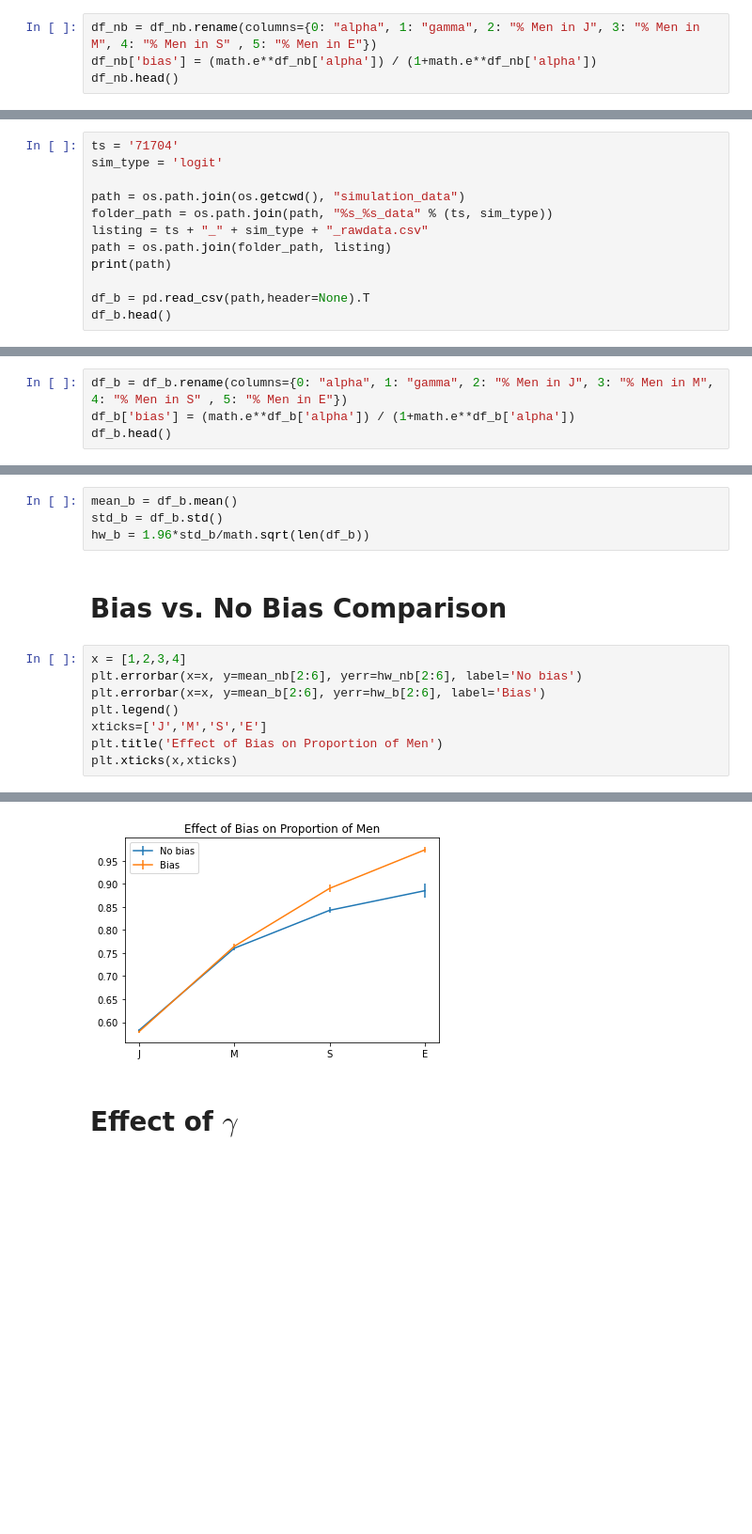
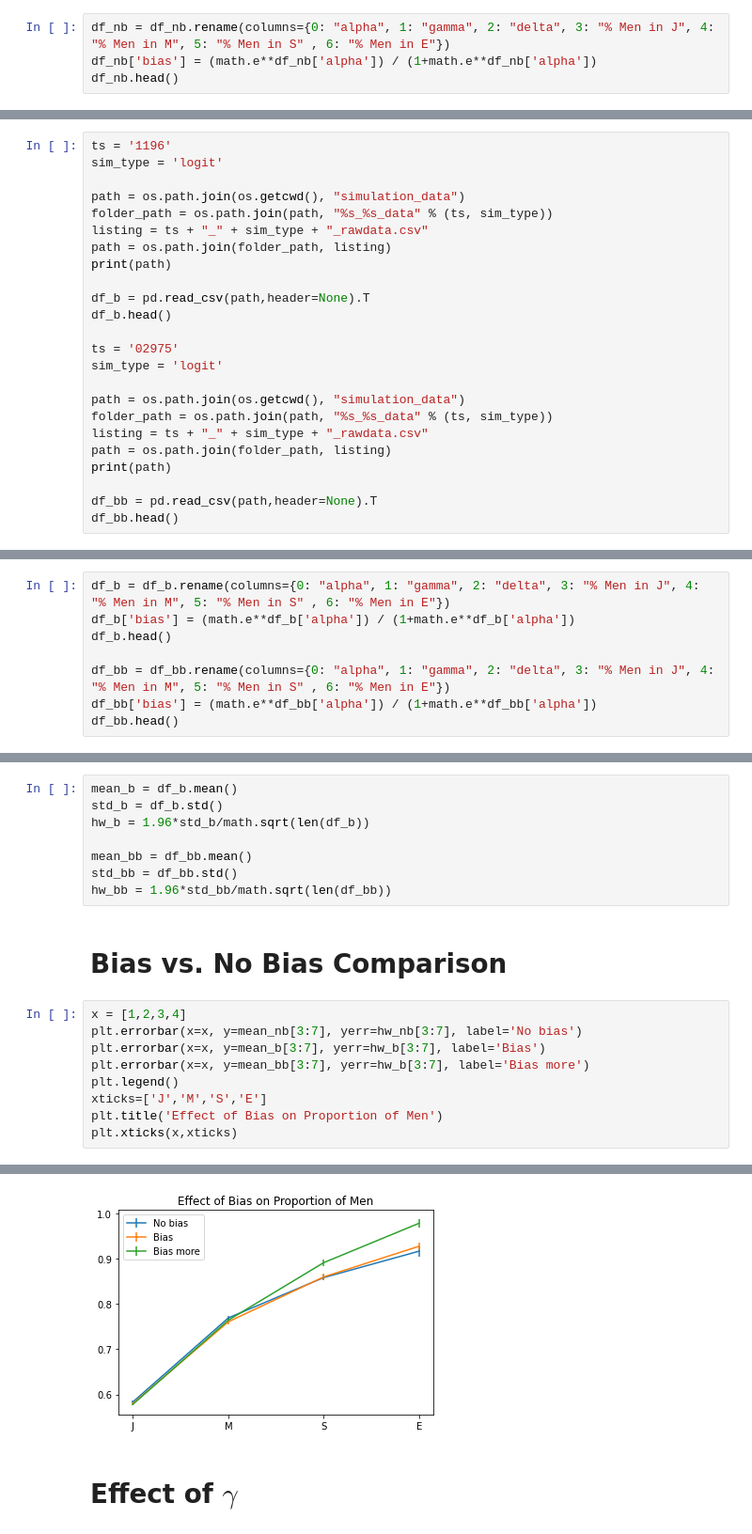
Before and after one commit to bmosh/4580_final_project, a Jupyter notebook: Linear_Regression.ipynb, the cells around one changed output, grey strips where cells are left out. Shown at 94% size. Saved outputs shown, nothing was run; the diff lists cells and outputs as text; blank space fills up the shorter version.

```diff
--- a/Linear_Regression.ipynb
+++ b/Linear_Regression.ipynb
@@ -32,5 +32,5 @@ df_nb.head()
 # %%
-df_nb = df_nb.rename(columns={0: "alpha", 1: "gamma", 2: "% Men in J", 3: "% Men in M", 4: "% Men in S" , 5: "% Men in E"})
+df_nb = df_nb.rename(columns={0: "alpha", 1: "gamma", 2: "delta", 3: "% Men in J", 4: "% Men in M", 5: "% Men in S" , 6: "% Men in E"})
 df_nb['bias'] = (math.e**df_nb['alpha']) / (1+math.e**df_nb['alpha'])
 df_nb.head()
 # %% [output]
@@ -47,7 +47,7 @@ hw_nb = 1.96*std_nb/math.sqrt(len(df_nb))
 # %% [markdown]
 # Biased Dataset
 # %%
-ts = '71704'
+ts = '1196'
 sim_type = 'logit'
 
 path = os.path.join(os.getcwd(), "simulation_data")
@@ -58,4 +58,16 @@ print(path)
 
 df_b = pd.read_csv(path,header=None).T
 df_b.head()
+
+ts = '02975'
+sim_type = 'logit'
+
+path = os.path.join(os.getcwd(), "simulation_data")
+folder_path = os.path.join(path, "%s_%s_data" % (ts, sim_type))
+listing = ts + "_" + sim_type + "_rawdata.csv"
+path = os.path.join(folder_path, listing)
+print(path)
+
+df_bb = pd.read_csv(path,header=None).T
+df_bb.head()
 # %% [output]
@@ -69,5 +82,9 @@ df_b.head()
 # %%
-df_b = df_b.rename(columns={0: "alpha", 1: "gamma", 2: "% Men in J", 3: "% Men in M", 4: "% Men in S" , 5: "% Men in E"})
+df_b = df_b.rename(columns={0: "alpha", 1: "gamma", 2: "delta", 3: "% Men in J", 4: "% Men in M", 5: "% Men in S" , 6: "% Men in E"})
 df_b['bias'] = (math.e**df_b['alpha']) / (1+math.e**df_b['alpha'])
 df_b.head()
+
+df_bb = df_bb.rename(columns={0: "alpha", 1: "gamma", 2: "delta", 3: "% Men in J", 4: "% Men in M", 5: "% Men in S" , 6: "% Men in E"})
+df_bb['bias'] = (math.e**df_bb['alpha']) / (1+math.e**df_bb['alpha'])
+df_bb.head()
 # %% [output]
@@ -81,23 +98,28 @@ df_b.head()
 mean_b = df_b.mean()
 std_b = df_b.std()
 hw_b = 1.96*std_b/math.sqrt(len(df_b))
+
+mean_bb = df_bb.mean()
+std_bb = df_bb.std()
+hw_bb = 1.96*std_bb/math.sqrt(len(df_bb))
 # %% [markdown]
 # Bias vs. No Bias Comparison
 # %%
 x = [1,2,3,4]
-plt.errorbar(x=x, y=mean_nb[2:6], yerr=hw_nb[2:6], label='No bias')
-plt.errorbar(x=x, y=mean_b[2:6], yerr=hw_b[2:6], label='Bias')
+plt.errorbar(x=x, y=mean_nb[3:7], yerr=hw_nb[3:7], label='No bias')
+plt.errorbar(x=x, y=mean_b[3:7], yerr=hw_b[3:7], label='Bias')
+plt.errorbar(x=x, y=mean_bb[3:7], yerr=hw_b[3:7], label='Bias more')
 plt.legend()
 xticks=['J','M','S','E']
 plt.title('Effect of Bias on Proportion of Men')
 plt.xticks(x,xticks)
 # %% [output]
 ([<matplotlib.axis.XTick at 0x...>,
   <matplotlib.axis.XTick at 0x...>,
   <matplotlib.axis.XTick at 0x...>,
   <matplotlib.axis.XTick at 0x...>],
  [Text(1, 0, 'J'), Text(2, 0, 'M'), Text(3, 0, 'S'), Text(4, 0, 'E')])
-[figure, old version]
+[figure, new version]
 # %% [markdown]
 # Effect of $\gamma$
 # %%
```
Also changed, not shown: parts of 23 cells of this notebook, 16 other files.
